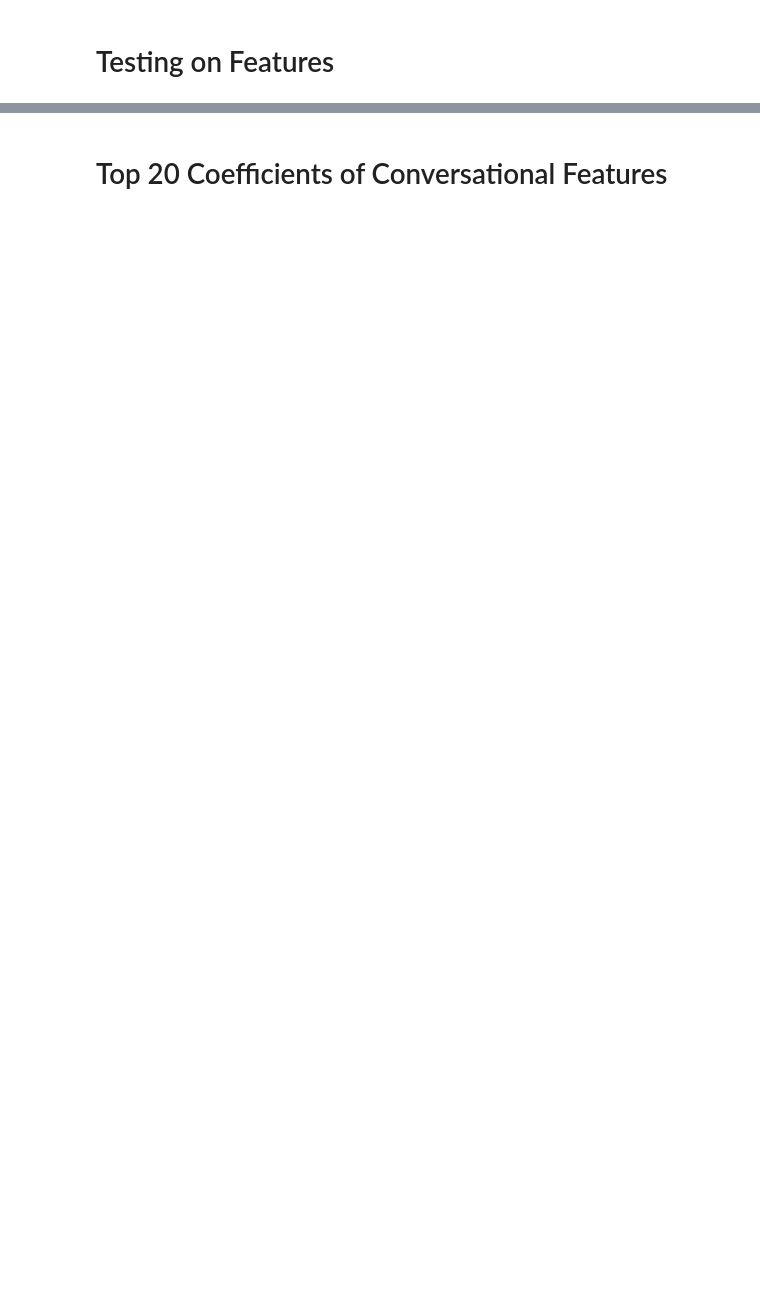
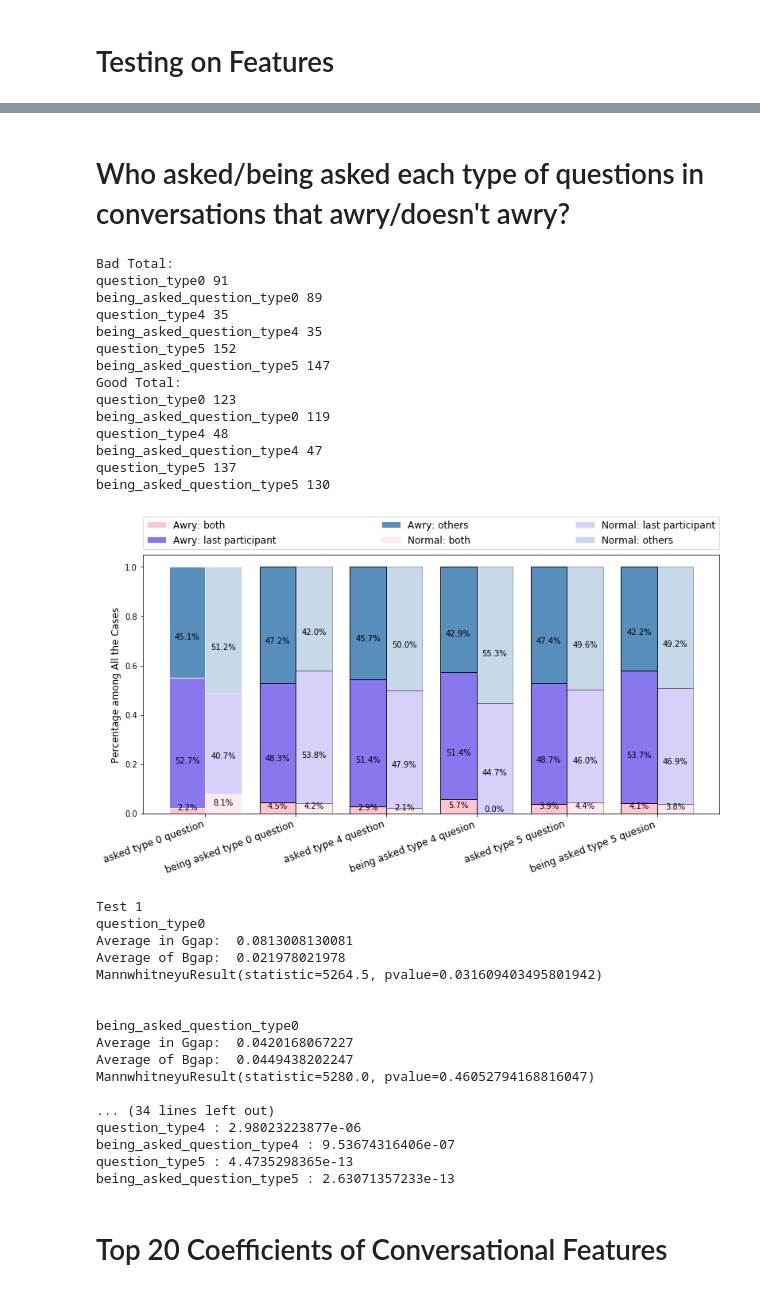
Before and after one commit to conversationai/wikidetox, a Jupyter notebook: conversation_classification/Ipython Notebook of Prediction Task and Attacker Plots.ipynb, the cells around one changed output, grey strips where cells are left out. Drawn from its saved outputs; the diff is of its cells as text; code cells hidden in the pictures; blank space fills up the shorter version.

```diff
--- a/conversation_classification/Ipython Notebook of Prediction Task and Attacker Plots.ipynb
+++ b/conversation_classification/Ipython Notebook of Prediction Task and Attacker Plots.ipynb
@@ -110,0 +115,36 @@ KeyboardInterrupt:
+# %% [markdown]
+# Who asked/being asked each type of questions in conversations that awry/doesn't awry?
+# %%
+def attacker_question_profile(document, user_infos, QUESTION_ASPECTS):
+    actions = document['action_feature']
+    end_time = max([action['timestamp_in_sec'] for action in actions])
+    for action in actions:
+        if action['timestamp_in_sec'] == end_time:
+            if 'user_text' in action:
+                attacker = action['user_text']
+            else:
+                attacker = None
+    activation = ['None', 'Attacker', 'Non-Attacker', 'Both']
+    ret = {}
+    for question_type in QUESTION_ASPECTS:
+        ret[question_type] = 0
+        attacker_activated = 0
+        non_attacker_activated = 0
+        for user,info in user_infos.items():
+            if info[question_type]:
+                if user == attacker:
+                    attacker_activated = 1
+                else:
+                    non_attacker_activated = 2
+        ret[question_type] = activation[attacker_activated + non_attacker_activated]
+    return ret
+# %%
+question_profile = {0:[], 1:[]}
+QUESTION_ASPECTS = []
+for typ in [0, 4, 5]:
+    QUESTION_ASPECTS.append('question_type%d'%typ)
+    QUESTION_ASPECTS.append('being_asked_question_type%d'%typ)
+for ind, pair in enumerate(documents):
+    conversation, clss, conv_id = pair
+    p = attacker_question_profile(conversation,  user_info[ind], QUESTION_ASPECTS)
+    question_profile[clss].append(p)
@@ -111,3 +236,45 @@ KeyboardInterrupt:
+# %%
+plot_profiles(question_profile, QUESTION_ASPECTS, num_catergories=3, \
+    catergories={'None': 3, 'Attacker': 1, 'Non-Attacker': 2, 'Both':0},\
+    cats = ['both', 'last participant', 'others', 'None'], \
+    catergory_names = ['asked type 0 question', 'being asked type 0 question', \
+                       'asked type 4 question', 'being asked type 4 quesion', \
+                       'asked type 5 question', 'being asked type 5 quesion'], \
+    conv_label = ['Awry: ', 'Normal: '], \
+    experience=-1)
+# %% [output]
+Bad Total:
+question_type0 91
+being_asked_question_type0 89
+question_type4 35
+being_asked_question_type4 35
+question_type5 152
+being_asked_question_type5 147
+Good Total:
+question_type0 123
+being_asked_question_type0 119
+question_type4 48
+being_asked_question_type4 47
+question_type5 137
+being_asked_question_type5 130
+[figure, added]
+Test 1
+question_type0
+Average in Ggap:  0.0813008130081
+Average of Bgap:  0.021978021978
+MannwhitneyuResult(statistic=5264.5, pvalue=0.031609403495801942)
+
+
+being_asked_question_type0
+Average in Ggap:  0.0420168067227
+Average of Bgap:  0.0449438202247
+MannwhitneyuResult(statistic=5280.0, pvalue=0.46052794168816047)
+
+... (34 lines left out)
+question_type4 : 2.98023223877e-06
+being_asked_question_type4 : 9.53674316406e-07
+question_type5 : 4.4735298365e-13
+being_asked_question_type5 : 2.63071357233e-13
 # %% [markdown]
 # Top 20 Coefficients of Conversational Features
 # %%
```
Also changed, not shown: parts of 14 cells of this notebook, 13 other files.
